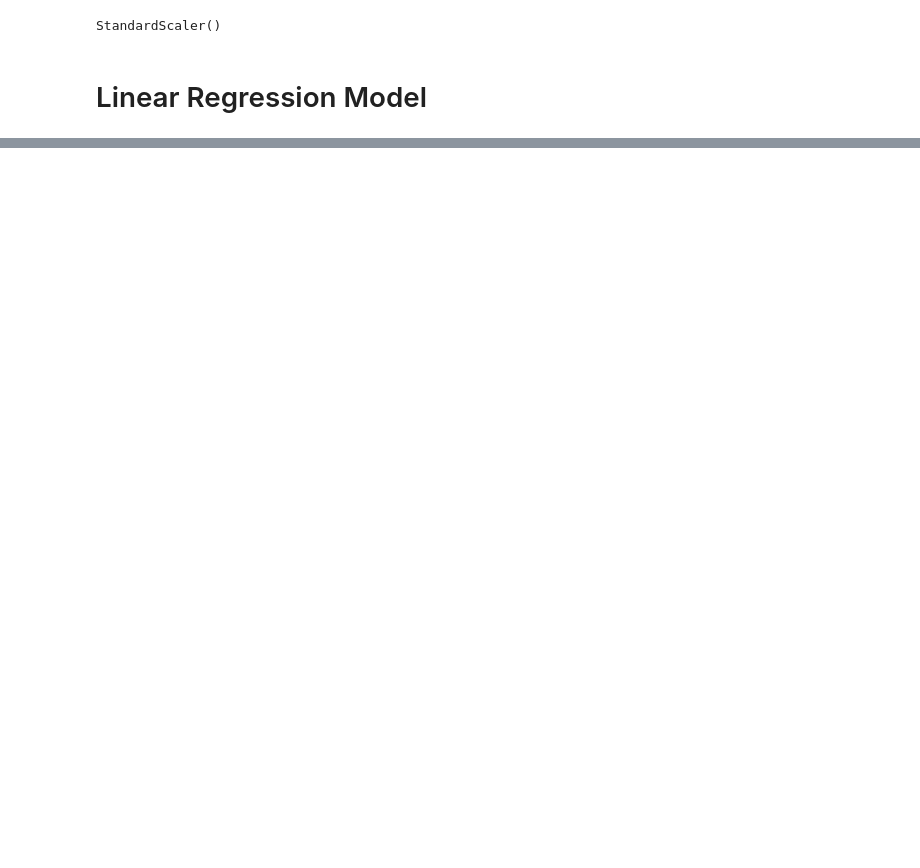
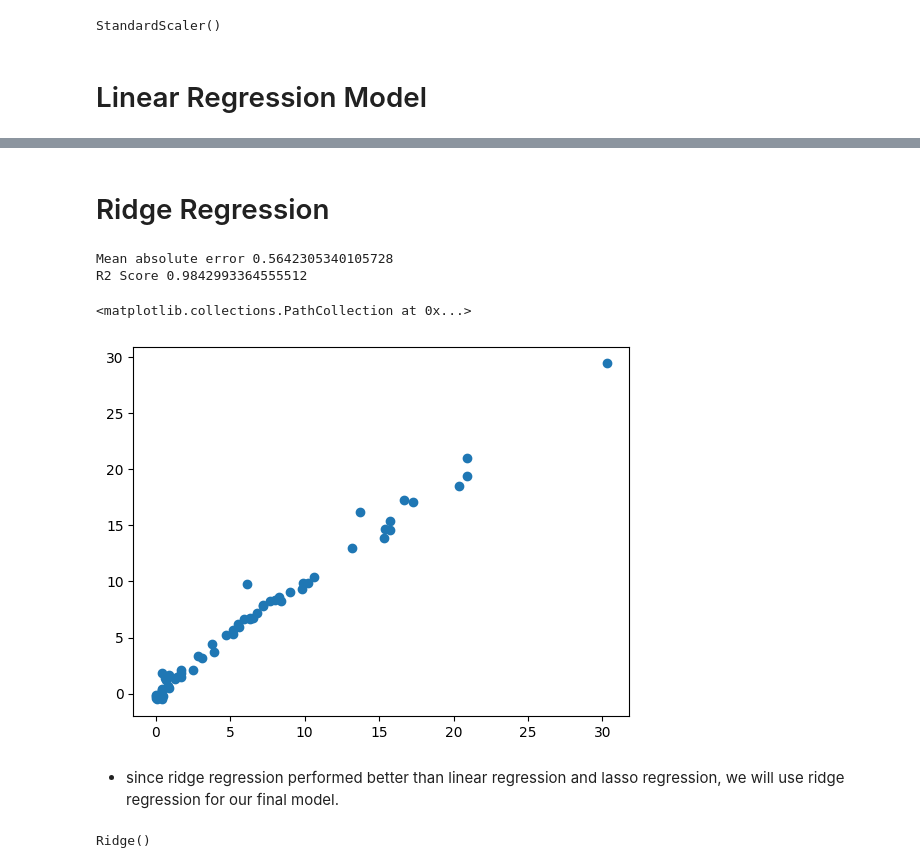
Before and after one commit to RajRajputGit/ML_algo_From_Scratch, a Jupyter notebook: Algerian_Forest_Fire/notebook/model_trainer.ipynb, the cells around one changed output, grey strips where cells are left out. Saved outputs shown, nothing was run; the diff lists cells and outputs as text; code cells hidden in the pictures; blank space fills up the shorter version.

```diff
--- a/Algerian_Forest_Fire/notebook/model_trainer.ipynb
+++ b/Algerian_Forest_Fire/notebook/model_trainer.ipynb
@@ -185,0 +187,25 @@ X_train.shape
+# %% [markdown]
+# Ridge Regression
+# %%
+from sklearn.linear_model import Ridge
+from sklearn.metrics import mean_absolute_error
+from sklearn.metrics import r2_score
+ridge=Ridge()
+ridge.fit(X_train_scaled,y_train)
+y_pred_ridge=ridge.predict(X_test_scaled)
+mae=mean_absolute_error(y_test,y_pred_ridge)
+score=r2_score(y_test,y_pred_ridge)
+print("Mean absolute error", mae)
+print("R2 Score", score)
+plt.scatter(y_test,y_pred_ridge)
+# %% [output]
+Mean absolute error 0.5642305340105728
+R2 Score 0.9842993364555512
+<matplotlib.collections.PathCollection at 0x...>
+[figure, added]
+# %% [markdown]
+* since ridge regression performed better than linear regression and lasso regression, we will use ridge regression for our final model.
+# %%
+ridge
+# %% [output]
+Ridge()
```
Also changed, not shown: parts of 15 cells of this notebook, 6 other files.
